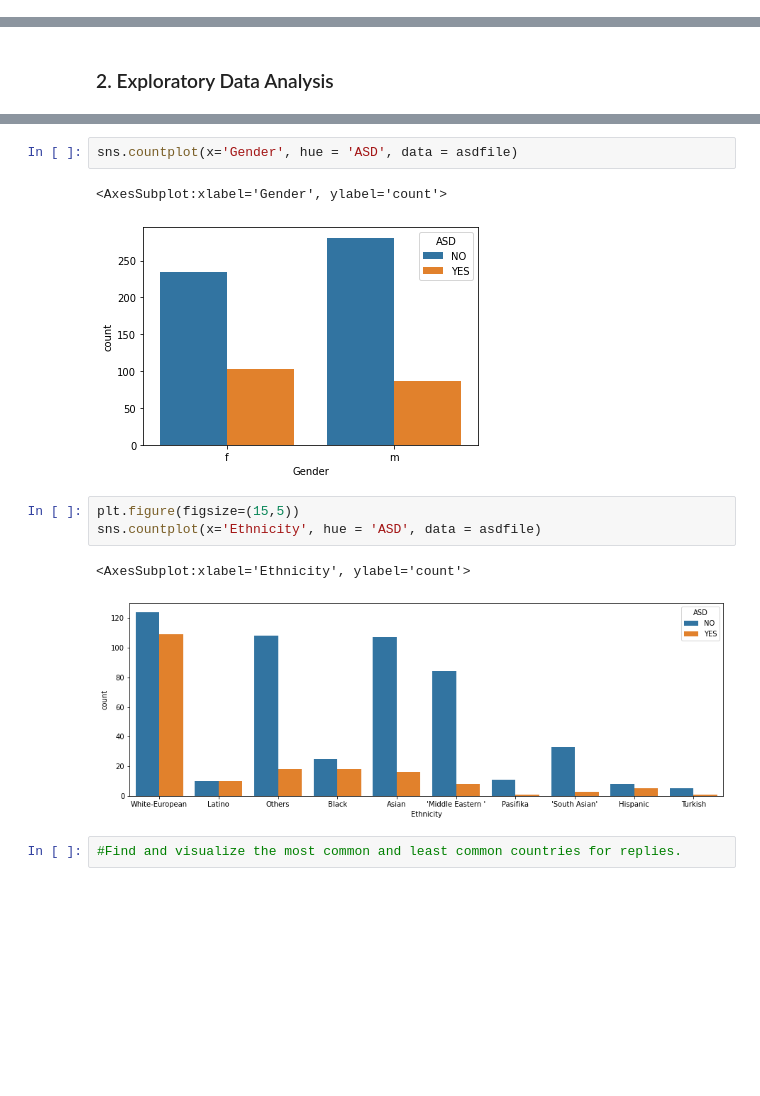
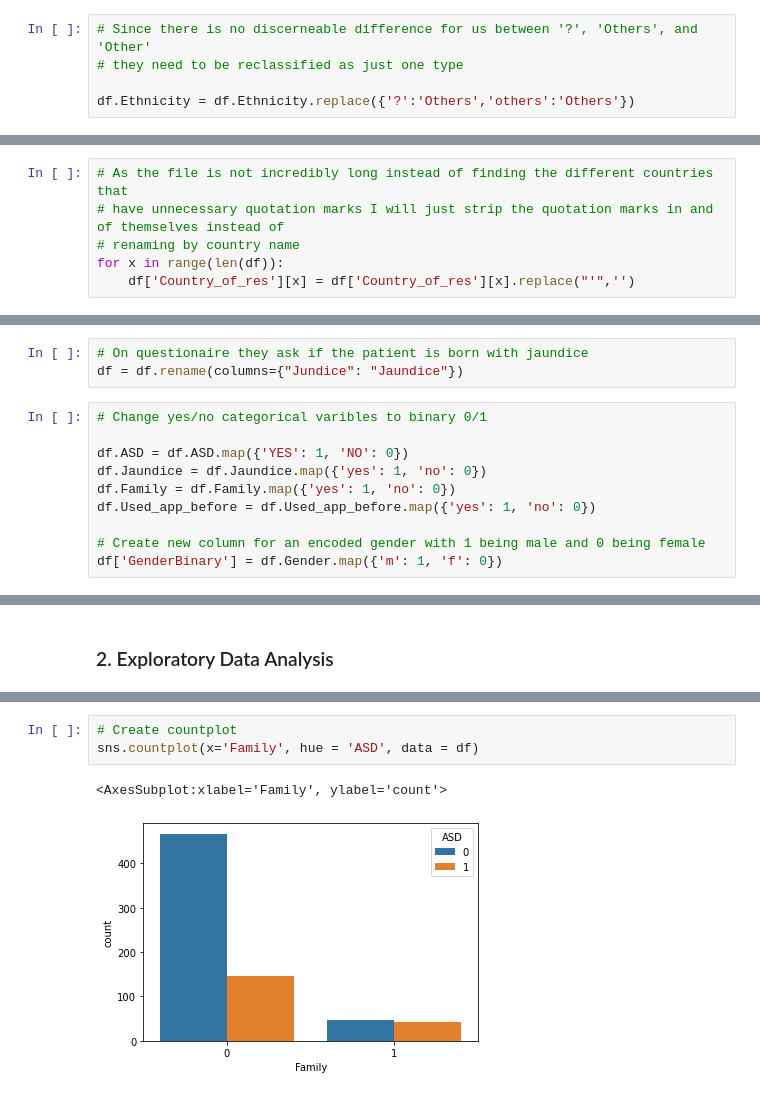
Before and after one commit to shayleelaura/Autism-Spectrum-Data-Analysis, a Jupyter notebook: Autism Notebook.ipynb, the cells around one changed output, grey strips where cells are left out. Cells and saved outputs as stored; diff of their text form; blank space fills up the shorter version.

Commit message:
Almost ML
EDA needs a little more.
Cleaning needs one fix (change age type)
Begin ML

```diff
--- a/Autism Notebook.ipynb
+++ b/Autism Notebook.ipynb
@@ -159,0 +76,5 @@ Outside of preprocessing of categorical variables for machine learning (which I
+# %%
+# Since there is no discerneable difference for us between '?', 'Others', and 'Other'
+# they need to be reclassified as just one type
+
+df.Ethnicity = df.Ethnicity.replace({'?':'Others','others':'Others'})
@@ -159,0 +113,6 @@ Outside of preprocessing of categorical variables for machine learning (which I
+# %%
+# As the file is not incredibly long instead of finding the different countries that
+# have unnecessary quotation marks I will just strip the quotation marks in and of themselves instead of
+# renaming by country name
+for x in range(len(df)):
+    df['Country_of_res'][x] = df['Country_of_res'][x].replace("'",'')
@@ -159,0 +167,13 @@ Outside of preprocessing of categorical variables for machine learning (which I
+# %%
+# On questionaire they ask if the patient is born with jaundice
+df = df.rename(columns={"Jundice": "Jaundice"})
+# %%
+# Change yes/no categorical varibles to binary 0/1
+
+df.ASD = df.ASD.map({'YES': 1, 'NO': 0})
+df.Jaundice = df.Jaundice.map({'yes': 1, 'no': 0})
+df.Family = df.Family.map({'yes': 1, 'no': 0})
+df.Used_app_before = df.Used_app_before.map({'yes': 1, 'no': 0})
+
+# Create new column for an encoded gender with 1 being male and 0 being female
+df['GenderBinary'] = df.Gender.map({'m': 1, 'f': 0})
@@ -162,13 +298,6 @@ Outside of preprocessing of categorical variables for machine learning (which I
 # %%
-sns.countplot(x='Gender', hue = 'ASD', data = asdfile)
+# Create countplot
+sns.countplot(x='Family', hue = 'ASD', data = df)
 # %% [output]
-<AxesSubplot:xlabel='Gender', ylabel='count'>
+<AxesSubplot:xlabel='Family', ylabel='count'>
-[figure, old version]
+[figure, new version]
-# %%
-plt.figure(figsize=(15,5))
-sns.countplot(x='Ethnicity', hue = 'ASD', data = asdfile)
-# %% [output]
-<AxesSubplot:xlabel='Ethnicity', ylabel='count'>
-[figure, removed]
-# %%
-#Find and visualize the most common and least common countries for replies.
```
Also changed, not shown: parts of 57 cells of this notebook.
